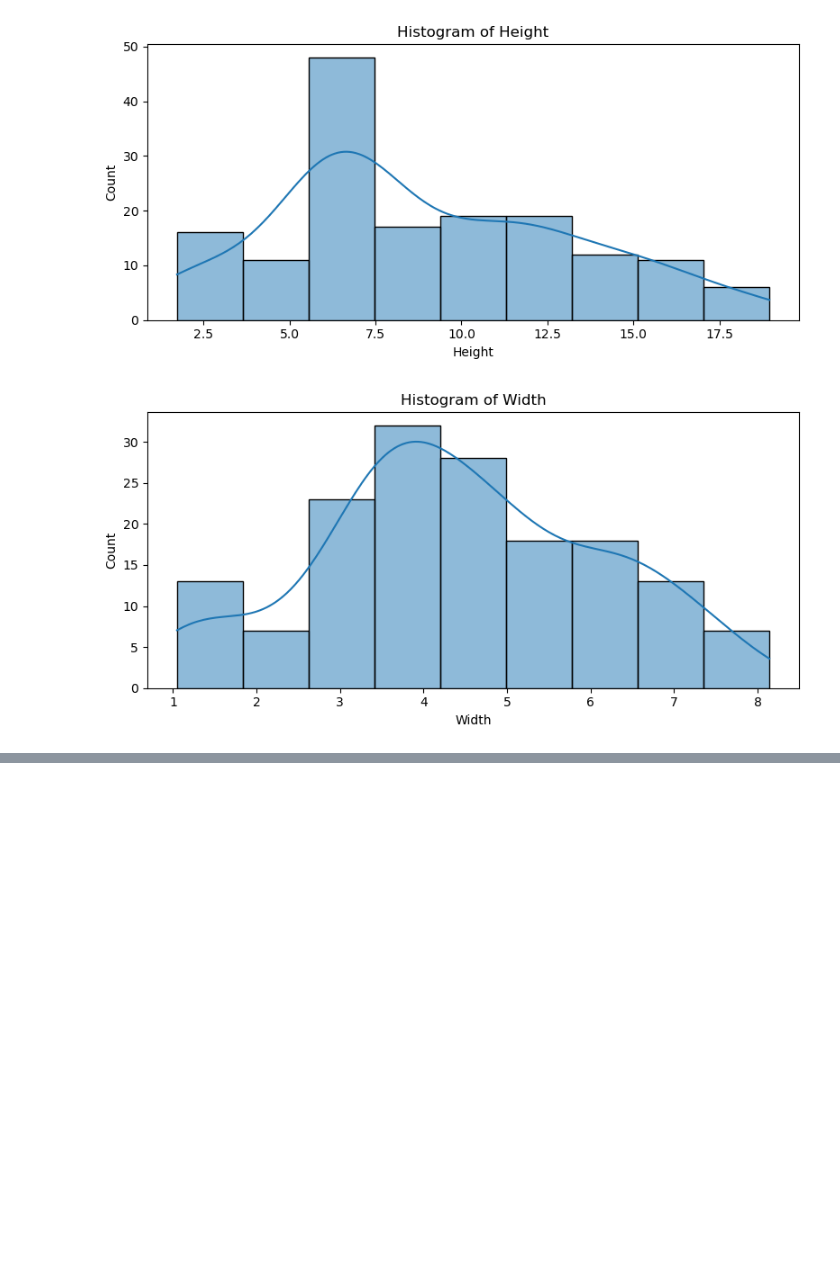
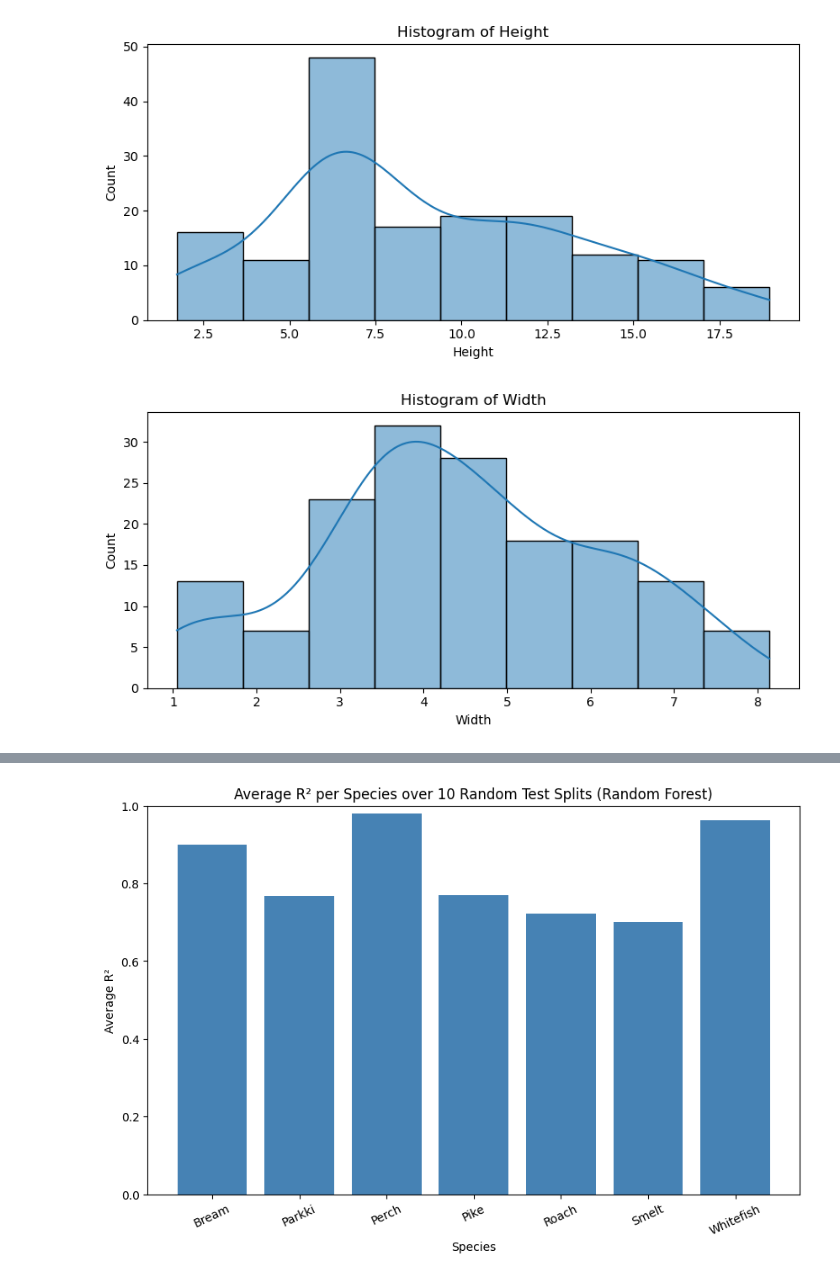
Before and after one commit to kellymegan/ASDA_2025_Group_2_Portfolio_, a Jupyter notebook: notebooks/week_07_group_2_notebook.ipynb, the cells around one changed output, grey strips where cells are left out. Drawn from its saved outputs; the diff is of its cells as text; code cells hidden in the pictures; blank space fills up the shorter version.

```diff
--- a/notebooks/week_07_group_2_notebook.ipynb
+++ b/notebooks/week_07_group_2_notebook.ipynb
@@ -215,0 +820,77 @@ for col in data.columns:
+# %%
+import pandas as pd
+import numpy as np
+from sklearn.model_selection import train_test_split
+from sklearn.ensemble import RandomForestRegressor
+from sklearn.metrics import r2_score
+import matplotlib.pyplot as plt
+
+# Copy the dataset
+df = dataset.copy()
+
+# Create volume feature
+df["Volume"] = df["Length3"] * df["Height"] * df["Width"]
+
+# One-hot encode species
+df = pd.get_dummies(df, columns=["Species"], drop_first=False)
+
+# Separate X and y
+X = df.drop("Weight", axis=1)
+y = df["Weight"]
+
+species_cols = [c for c in X.columns if c.startswith("Species_")]
+
+# Storage for repeated R² per species
+species_r2_store = {sp.replace("Species_", ""): [] for sp in species_cols}
+
+# ==========================================
+# REPEAT SPLITS 10 TIMES
+# ==========================================
+for seed in range(10):
+
+    X_train, X_test, y_train, y_test = train_test_split(
+        X, y, test_size=0.2, random_state=seed
+    )
+
+    # Train RF
+    rf = RandomForestRegressor(
+        n_estimators=800,
+        min_samples_leaf=2,
+        random_state=seed,
+        n_jobs=-1
+    )
+    rf.fit(X_train, y_train)
+
+    y_pred = rf.predict(X_test)
+
+    # Calculate R² per species
+    for sp in species_cols:
+        mask = X_test[sp] == 1
+        species_name = sp.replace("Species_", "")
+
+        # Only if at least 3 samples exist — avoid unstable values
+        if mask.sum() >= 3:
+            r2 = r2_score(y_test[mask], y_pred[mask])
+            species_r2_store[species_name].append(r2)
+
+# ==========================================
+# AVERAGE R²
+# ==========================================
+average_r2 = {sp: np.mean(vals) for sp, vals in species_r2_store.items()}
+
+print("\n===== Average R² Across 10 Splits =====")
+for sp, r in average_r2.items():
+    print(f"{sp}: {r:.4f}")
+
+# ==========================================
+# BAR PLOT
+# ==========================================
+plt.figure(figsize=(10,6))
+plt.bar(average_r2.keys(), average_r2.values(), color="steelblue")
+plt.ylabel("Average R²")
+plt.xlabel("Species")
+plt.ylim(0,1)
+plt.title("Average R² per Species over 10 Random Test Splits (Random Forest)")
+plt.xticks(rotation=25)
+plt.show()
+# %% [output]
@@ -215,0 +905 @@ for col in data.columns:
+[figure, added]
```
Also changed, not shown: parts of 11 cells of this notebook.
